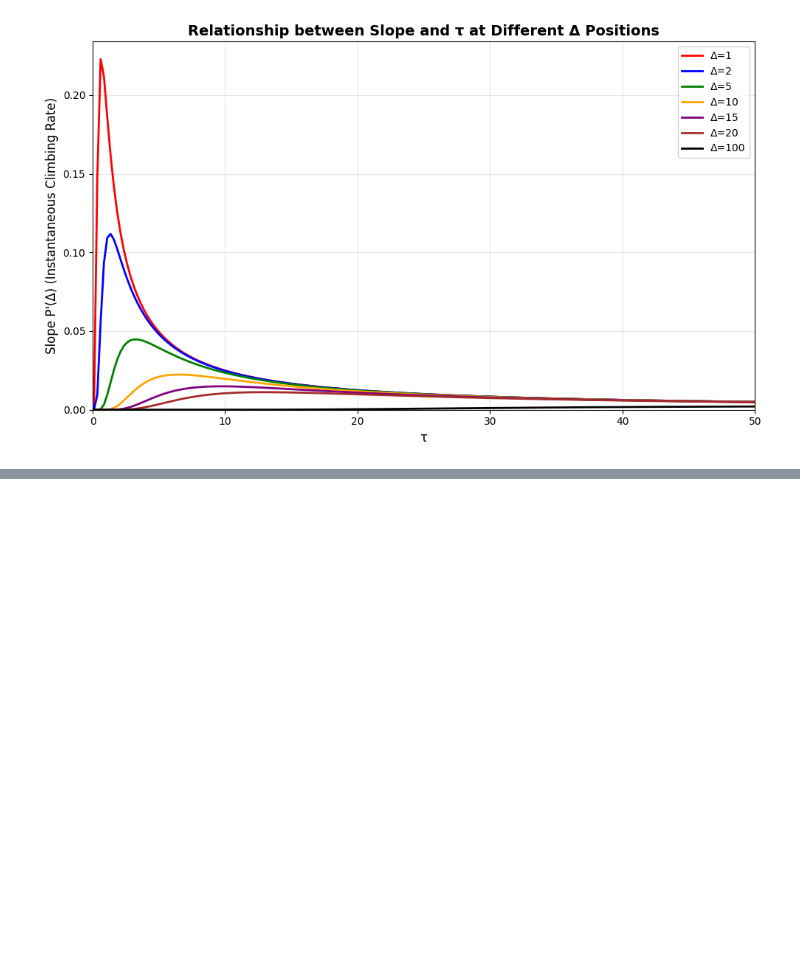
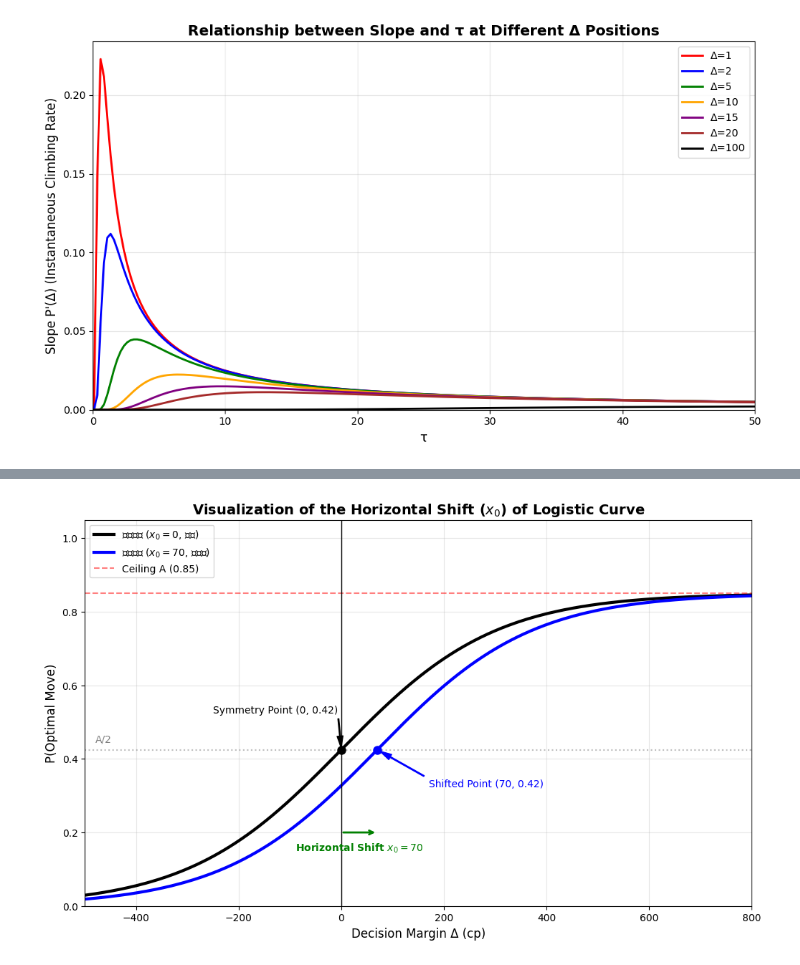
Before and after one commit to zZimablueee/Chess, a Jupyter notebook: complexity/delta_0/tau-k.ipynb, the cells around one changed output, grey strips where cells are left out. Drawn from its saved outputs; the diff is of its cells as text; code cells hidden in the pictures; blank space fills up the shorter version.

```diff
--- a/complexity/delta_0/tau-k.ipynb
+++ b/complexity/delta_0/tau-k.ipynb
@@ -44,3 +44,78 @@ plt.tight_layout()  # Auto-adjust layout
 plt.show()
 # %% [output]
 [figure]
+# %%
+import numpy as np
+import matplotlib.pyplot as plt
+
+# --- 1. 定义模型函数 ---
+def model_2param(x, A, tau):
+    """导师推荐的基础版 (x0 = 0)"""
+    # 限制指数范围防止溢出
+    exponent = np.clip(-x / tau, -500, 500)
+    return A / (1 + np.exp(exponent))
+
+def model_3param(x, A, tau, x0):
+    """你的核心方案 (带 x0 平移)"""
+    # 限制指数范围防止溢出
+    exponent = np.clip(-(x - x0) / tau, -500, 500)
+    return A / (1 + np.exp(exponent))
+
+# --- 2. 设置演示参数 (选择一组典型的参数) ---
+A_val = 0.85      # 天花板
+tau_val = 150     # 坡度
+x0_val = 70       # 你的平移门槛 (假设低分棋手)
+
+# --- 3. 定义全景 X 轴 (包括负半轴) ---
+# 我们从 -500cp 看通过 800cp
+x_panorama = np.linspace(-500, 800, 1000)
+
+# --- 4. 计算曲线数据 ---
+y_base = model_2param(x_panorama, A_val, tau_val)
+y_shifted = model_3param(x_panorama, A_val, tau_val, x0_val)
+
+# --- 5. 绘图 ---
+plt.figure(figsize=(12, 7))
+
+# 画导师的模型 (x0 = 0) - 黑色实线
+plt.plot(x_panorama, y_base, 'k-', lw=3, label=f'导师模型 ($x_0=0$, 基准)')
+
+# 画你的模型 (x0 = 70) - 蓝色实线
+plt.plot(x_panorama, y_shifted, 'b-', lw=3, label=f'你的模型 ($x_0={x0_val}$, 平移后)')
+
+# --- 6. 添加关键修饰和标注 ---
+
+# 画天花板 A
+plt.axhline(y=A_val, color='r', linestyle='--', alpha=0.5, label=f'Ceiling A ({A_val})')
+
+# 画中心点 A/2
+plt.axhline(y=A_val/2, color='gray', linestyle=':', alpha=0.5)
+plt.text(-480, A_val/2 + 0.02, 'A/2', color='gray', fontsize=10)
+
+# 标注导师模型的中心点 (0, A/2)
+plt.plot(0, A_val/2, 'ko', markersize=8)
+plt.annotate(f'Symmetry Point (0, {A_val/2:.2f})', xy=(0, A_val/2), xytext=(-250, A_val/2 + 0.1),
+             arrowprops=dict(facecolor='black', shrink=0.05, width=1, headwidth=6))
+
+# 标注你的模型的中心点 (x0, A/2)
+plt.plot(x0_val, A_val/2, 'bo', markersize=8)
+plt.annotate(f'Shifted Point ({x0_val}, {A_val/2:.2f})', xy=(x0_val, A_val/2), xytext=(x0_val + 100, A_val/2 - 0.1),
+             color='blue', arrowprops=dict(facecolor='blue', edgecolor='blue', shrink=0.05, width=1, headwidth=6))
+
+# 画平移箭头
+plt.annotate('', xy=(x0_val, 0.2), xytext=(0, 0.2),
+             arrowprops=dict(facecolor='green', edgecolor='green', arrowstyle='->', lw=2))
+plt.text(x0_val/2, 0.15, f'Horizontal Shift $x_0 = {x0_val}$', color='green', ha='center', fontweight='bold')
+
+# 通用设置
+plt.axvline(x=0, color='k', lw=1) # Y轴
+plt.title('Visualization of the Horizontal Shift ($x_0$) of Logistic Curve', fontsize=14, fontweight='bold')
+plt.xlabel('Decision Margin Δ (cp)', fontsize=12)
+plt.ylabel('P(Optimal Move)', fontsize=12)
+plt.xlim(-500, 800)
+plt.ylim(0, 1.05)
+plt.grid(alpha=0.3)
+plt.legend(loc='upper left', fontsize=10)
+
+plt.show()
+# %% [output]
@@ -46,0 +139 @@ plt.show()
+[figure, added]
```
Also changed, not shown: parts of 1 cell of this notebook, 2 other files.
